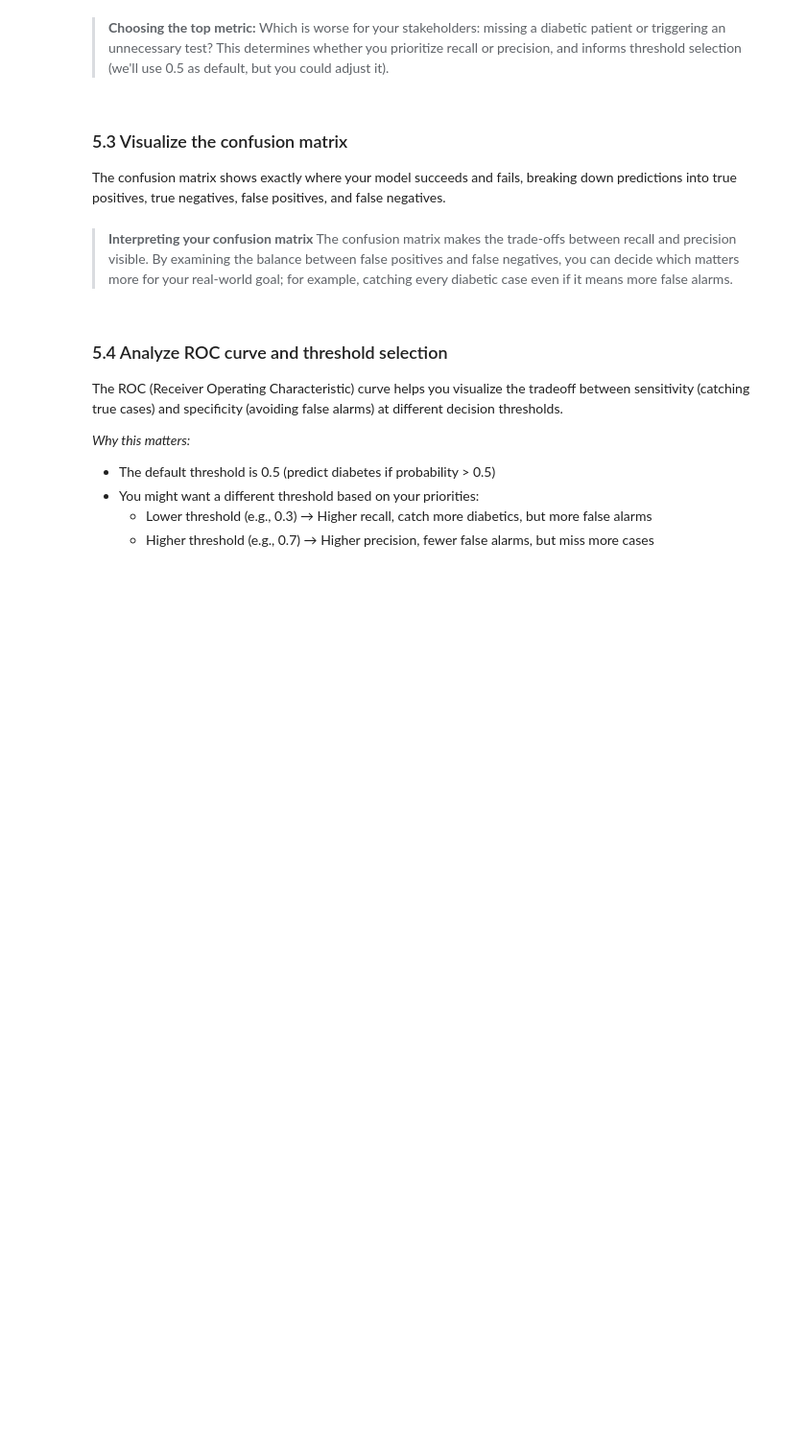
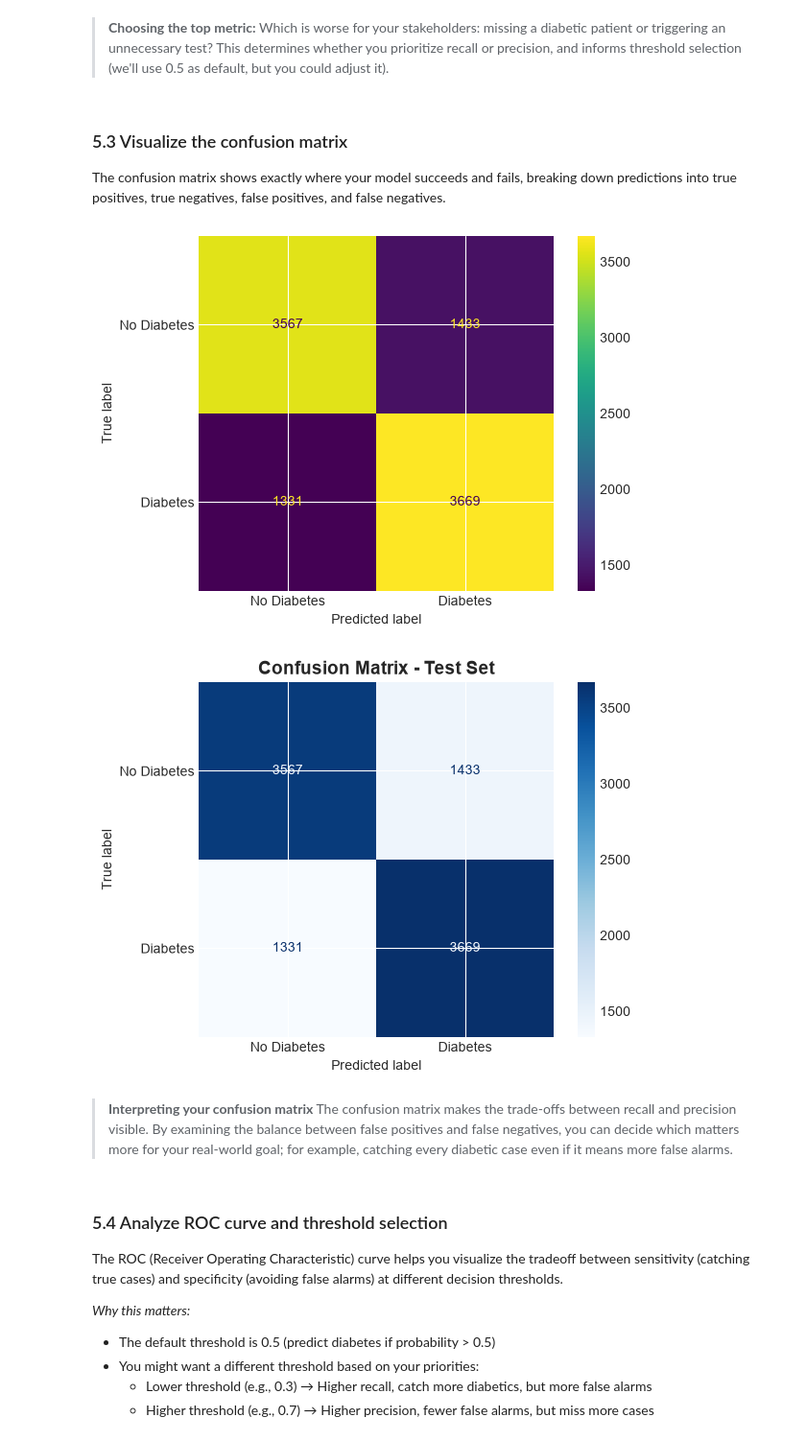
Before and after one commit to EduardoNicacio/Udacity_Deep_Learning_P1_Diabetes_Risk_Prediction_with_PyTorch, a Jupyter notebook: starter-kit/diabetes_prediction_mlp.ipynb, the cells around one changed output. Shown at 96% size. Drawn from its saved outputs; the diff is of its cells as text; code cells hidden in the pictures; blank space fills up the shorter version.

```diff
--- a/starter-kit/diabetes_prediction_mlp.ipynb
+++ b/starter-kit/diabetes_prediction_mlp.ipynb
@@ -484,7 +654,7 @@ Before implementing the model, consider these architectural decisions:
 
 You'll create a Multi-Layer Perceptron (MLP) using PyTorch's `nn.Module` class. This approach lets you define each layer and the forward pass explicitly, giving you full control over your model’s behavior.
 # %%
-# TODO 12: Define your DiabetesClassifier neural network class
+# Define your DiabetesClassifier neural network class
 # HINT: In PyTorch, models are defined as classes that inherit from nn.Module.
 #       Within the constructor, specify your linear layers and activations.
 #       Then implement the forward() method to describe how data flows through them.
@@ -495,19 +665,32 @@ You'll create a Multi-Layer Perceptron (MLP) using PyTorch's `nn.Module` class.
 
 class DiabetesClassifier(nn.Module):
 
-    # ------- Add your code here
+
+    def __init__(self, input_size=21, hidden1=64, hidden2=32):
+        super(DiabetesClassifier, self).__init__()
+        self.fc1 = nn.Linear(input_size, hidden1)
+        self.fc2 = nn.Linear(hidden1, hidden2)
+        self.fc3 = nn.Linear(hidden2, 1)
+        self.relu    = nn.ReLU()
+        self.sigmoid = nn.Sigmoid()
+
+    def forward(self, x):
+        x = self.relu(self.fc1(x))
+        x = self.relu(self.fc2(x))
+        x = self.sigmoid(self.fc3(x))
+        return x
 # %% [markdown]
 ### 3.3 Instantiate and inspect the model
 
 Once the architecture is defined, create an instance of your model and inspect its structure. Understanding your model's parameters and layers helps ensure it's built as intended and gives you insight into its complexity.
 # %%
-# TODO 13: Create an instance of your model, and set it to run on your device
+# Create an instance of your model, and set it to run on your device
 # HINT: Initialize your class just like any Python object. You can use the default
 #       hidden layer sizes or adjust them for experimentation.
 #       After instantiation, set the model on the device. Then, printing the model will display its structure.
 # REFERENCE: https://discuss.pytorch.org/t/how-to-print-a-model-after-load-it/9879/7
 
-model = # ------- Add your code here
+model = DiabetesClassifier(input_size=21, hidden1=64, hidden2=32).to(device)
 
 print("Model Architecture:")
 print(model)
@@ -538,7 +743,7 @@ for name, param in model.named_parameters():
 
 Before training, confirm that your model processes input data correctly. This step ensures that tensor shapes are compatible and that the output has the expected dimensions for binary classification.
 # %%
-# TODO 14: Test the forward pass with a sample batch
+# Test the forward pass with a sample batch
 # HINT: Retrieve one batch from your DataLoader and pass it through the model, after moving it to device.
 #       Check that the output tensor’s shape matches expectations (one probability per sample).
 #       This step validates that your forward() method and layer dimensions are correct.
@@ -551,7 +756,7 @@ for X_batch, y_batch in train_loader:
     X_batch = X_batch.to(device)
 
     # Forward pass
-    output =  # ------- Add your code here
+    output = model(X_batch)
 
     print("Forward Pass Test:")
     print(f"Input shape: {X_batch.shape}")
@@ -812,8 +1152,15 @@ print("Evaluation function created successfully!")
 
 Now we'll use our evaluation function to assess the baseline model's performance on the held-out test set. This gives us an unbiased estimate of real-world performance.
 # %%
-# TODO 19: Evaluate the model on the test set using the evaluation function
+# Evaluate the model on the test set using the evaluation function
 # HINT: Call evaluate_model() with your trained model and test_loader.
 #       Extract the metrics from the returned dictionary and display them.
 
-# ------- Add your code here
+test_results = evaluate_model(model, test_loader, device)
+
+print("Test Set Performance:")
+print(f"  Accuracy  : {test_results['accuracy']:.4f}")
+print(f"  Precision : {test_results['precision']:.4f}")
+print(f"  Recall    : {test_results['recall']:.4f}")
+print(f"  F1-Score  : {test_results['f1']:.4f}")
+print(f"  ROC-AUC   : {test_results['roc_auc']:.4f}")
@@ -824,16 +1178,22 @@ Now we'll use our evaluation function to assess the baseline model's performance
 
 The confusion matrix shows exactly where your model succeeds and fails, breaking down predictions into true positives, true negatives, false positives, and false negatives.
 # %%
-# TODO 20: Create and visualize the confusion matrix
+# Create and visualize the confusion matrix
 # HINT: Use sklearn to calculate and visualize the confusion matrix.
 #       This approach automatically labels axes (true vs. predicted) and provides a clean layout.
 #       Optionally, you can adjust color maps or figure size for better readability.
 # REFERENCE: https://scikit-learn.org/stable/modules/generated/sklearn.metrics.ConfusionMatrixDisplay.html
 
-disp =   # ------- Add your code here
+disp = ConfusionMatrixDisplay.from_predictions(
+    test_results['true_labels'],
+    test_results['pred_labels'],
+    display_labels=['No Diabetes', 'Diabetes'])
 disp.plot(cmap='Blues', colorbar=True)
 plt.title('Confusion Matrix - Test Set', fontsize=14, fontweight='bold')
 plt.show()
+# %% [output]
+[figure, added]
+[figure, added]
 # %% [markdown]
 > **Interpreting your confusion matrix** The confusion matrix makes the trade-offs between recall and precision visible. By examining the balance between false positives and false negatives, you can decide which matters more for your real-world goal; for example, catching every diabetic case even if it means more false alarms.
 # %% [markdown]
```
Also changed, not shown: parts of 38 cells of this notebook, 1 other file.
